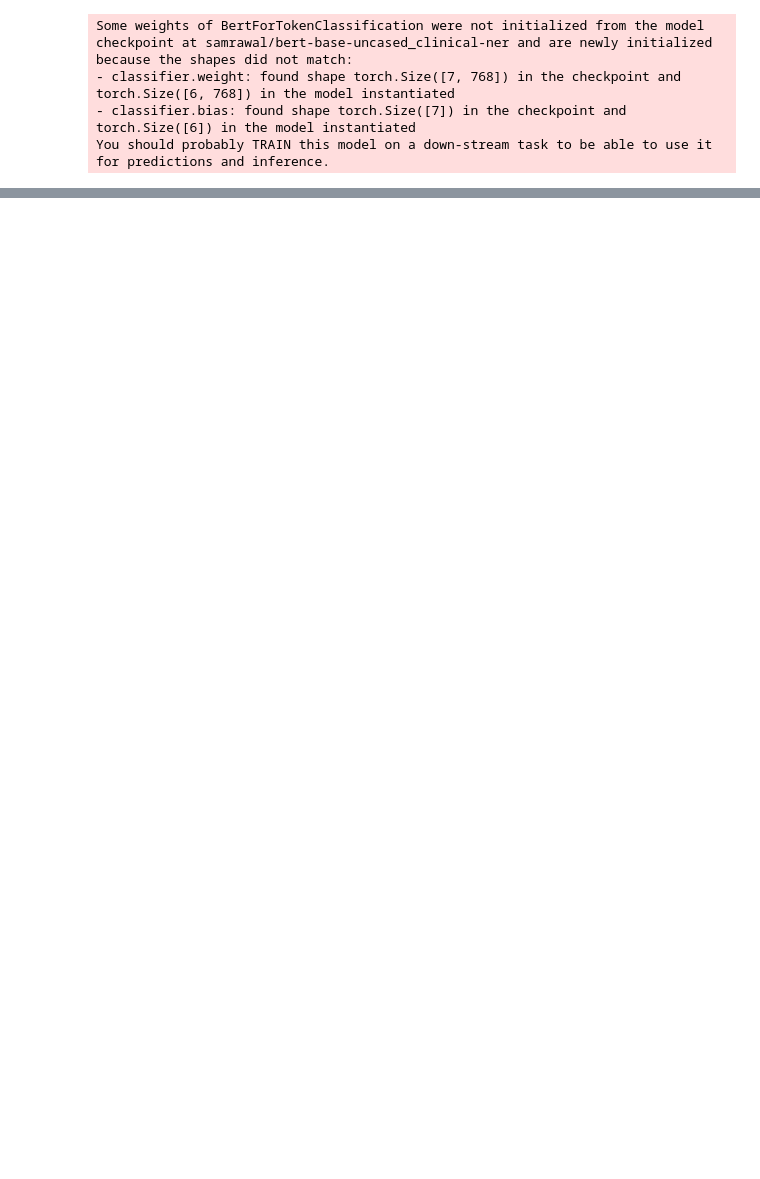
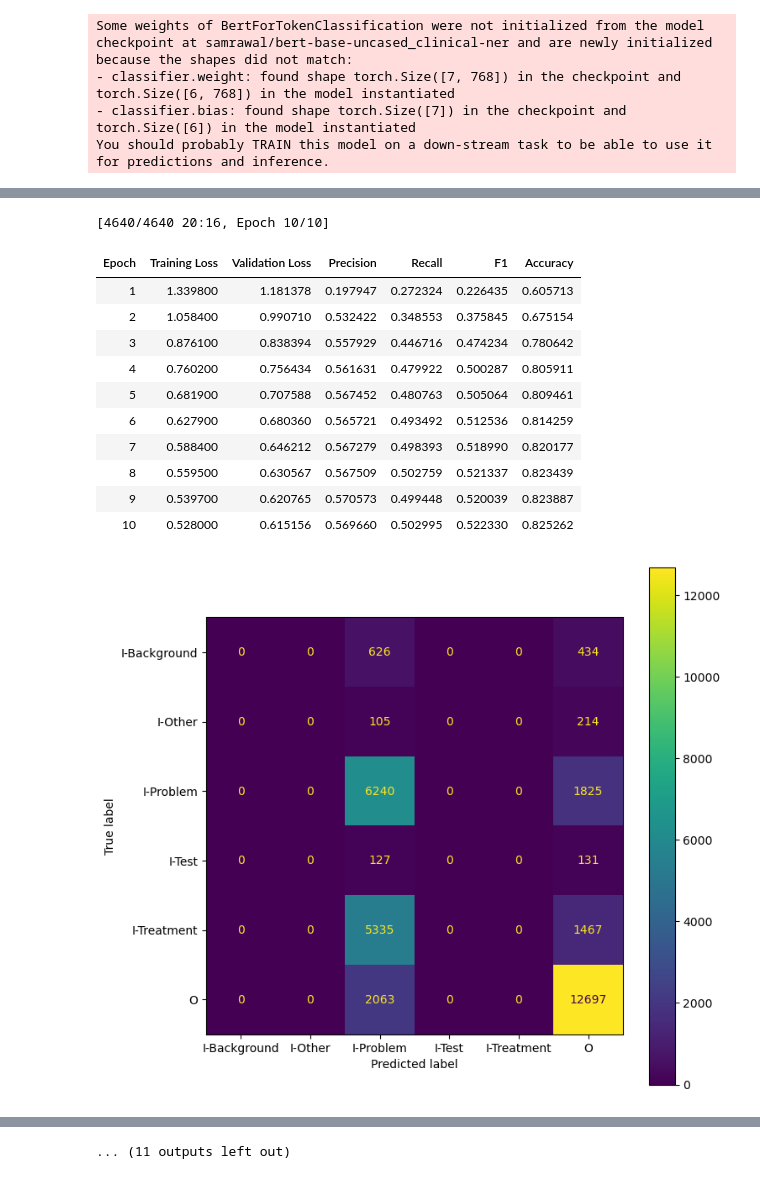
Before and after one commit to lara-ozyegen/MRP_MedHighlight, a Jupyter notebook: notebooks/trainer_clinical_bert.ipynb, the cells around one changed output, grey strips where cells are left out. Saved outputs shown, nothing was run; the diff lists cells and outputs as text; code cells hidden in the pictures; blank space fills up the shorter version.

```diff
--- a/notebooks/trainer_clinical_bert.ipynb
+++ b/notebooks/trainer_clinical_bert.ipynb
@@ -668,0 +926,75 @@ span_predictions = token_to_spans(token_predictions, offset_mapping)
+# %%
+import torch.nn as nn
+from torch.nn import CrossEntropyLoss
+from transformers import BertTokenizer, BertModel
+from torch.utils.data import Dataset, DataLoader
+from transformers import Trainer, TrainingArguments
+from transformers import BertModel, BertConfig
+# from torchcrf import CRF
+
+class CustomBertLSTMModel(BertModel):  # (832x50 and 768x13)
+    def __init__(self, config):
+        super().__init__(config)
+        self.lstm = nn.LSTM(input_size=config.hidden_size, hidden_size=50, num_layers=2, batch_first=True, bidirectional=True)
+        self.classifier = nn.Linear(50*2, config.num_labels)
+
+    def forward(self, input_ids, attention_mask=None, labels=None):
+        outputs = super().forward(input_ids, attention_mask=attention_mask)
+        sequence_output = outputs[0]
+        lstm_out, _ = self.lstm(sequence_output)
+        logits = self.classifier(lstm_out)
+
+        # Calculate the loss if labels are provided
+        if labels is not None:
+            loss_fct = CrossEntropyLoss()
+            loss = loss_fct(logits.view(-1, 6), labels.view(-1))
+        else:
+            loss = None
+
+        return (loss, logits) if loss is not None else logits
+
+config = BertConfig.from_pretrained('samrawal/bert-base-uncased_clinical-ner', num_labels=6)
+lstm_model = CustomBertLSTMModel(config)
+
+
+# Training arguments
+lstm_training_args = TrainingArguments(
+    output_dir='./lstm',
+    num_train_epochs=10,
+    per_device_train_batch_size=4,
+    per_device_eval_batch_size=4,
+    logging_strategy="epoch",
+    evaluation_strategy="epoch",
+    save_strategy="epoch",
+    overwrite_output_dir=True,
+    learning_rate=1e-5,
+    load_best_model_at_end=False,
+)
+
+# Trainer
+lstm_trainer = Trainer(
+    model=lstm_model,
+    args=lstm_training_args,
+    train_dataset=tokenized_datasets['train'],
+    eval_dataset=tokenized_datasets['validation'],
+    compute_metrics=compute_metrics,
+    data_collator=data_collator,
+    tokenizer=tokenizer,
+)
+
+# Train the model
+lstm_trainer.train()
+# %% [output]
+[4640/4640 20:16, Epoch 10/10]
+| Epoch | Training Loss | Validation Loss | Precision | Recall | F1 | Accuracy |
+| 1 | 1.339800 | 1.181378 | 0.197947 | 0.272324 | 0.226435 | 0.605713 |
+| 2 | 1.058400 | 0.990710 | 0.532422 | 0.348553 | 0.375845 | 0.675154 |
+| 3 | 0.876100 | 0.838394 | 0.557929 | 0.446716 | 0.474234 | 0.780642 |
+| 4 | 0.760200 | 0.756434 | 0.561631 | 0.479922 | 0.500287 | 0.805911 |
+| 5 | 0.681900 | 0.707588 | 0.567452 | 0.480763 | 0.505064 | 0.809461 |
+| 6 | 0.627900 | 0.680360 | 0.565721 | 0.493492 | 0.512536 | 0.814259 |
+| 7 | 0.588400 | 0.646212 | 0.567279 | 0.498393 | 0.518990 | 0.820177 |
+| 8 | 0.559500 | 0.630567 | 0.567509 | 0.502759 | 0.521337 | 0.823439 |
+| 9 | 0.539700 | 0.620765 | 0.570573 | 0.499448 | 0.520039 | 0.823887 |
+| 10 | 0.528000 | 0.615156 | 0.569660 | 0.502995 | 0.522330 | 0.825262 |
+[figure, added]
@@ -668,0 +1090 @@ span_predictions = token_to_spans(token_predictions, offset_mapping)
+... (11 outputs left out)
```
Also changed, not shown: parts of 44 cells of this notebook, 4 other files.
